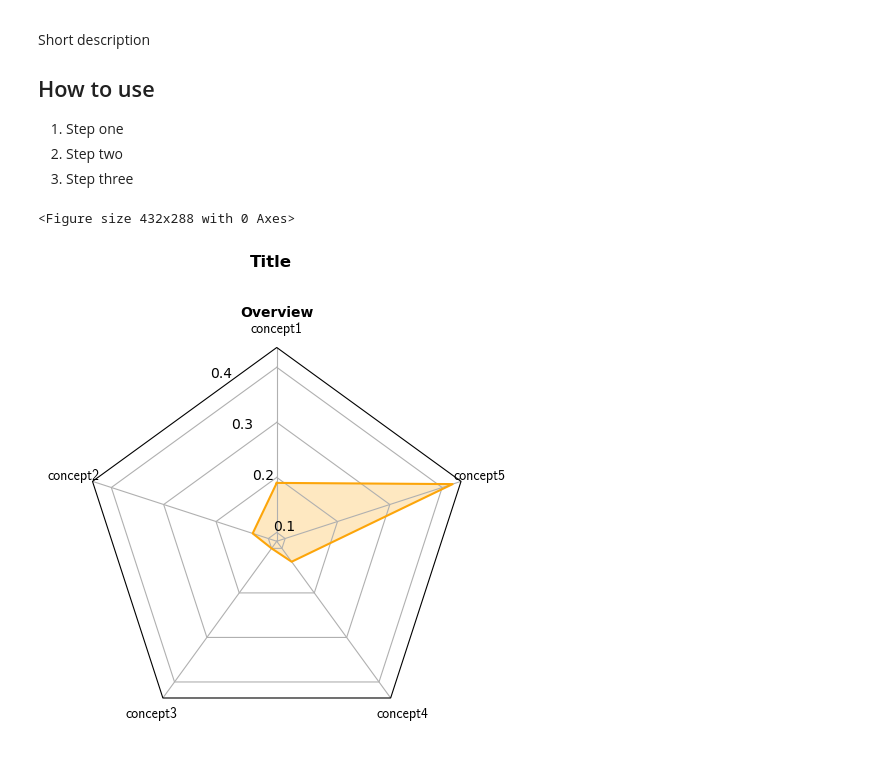
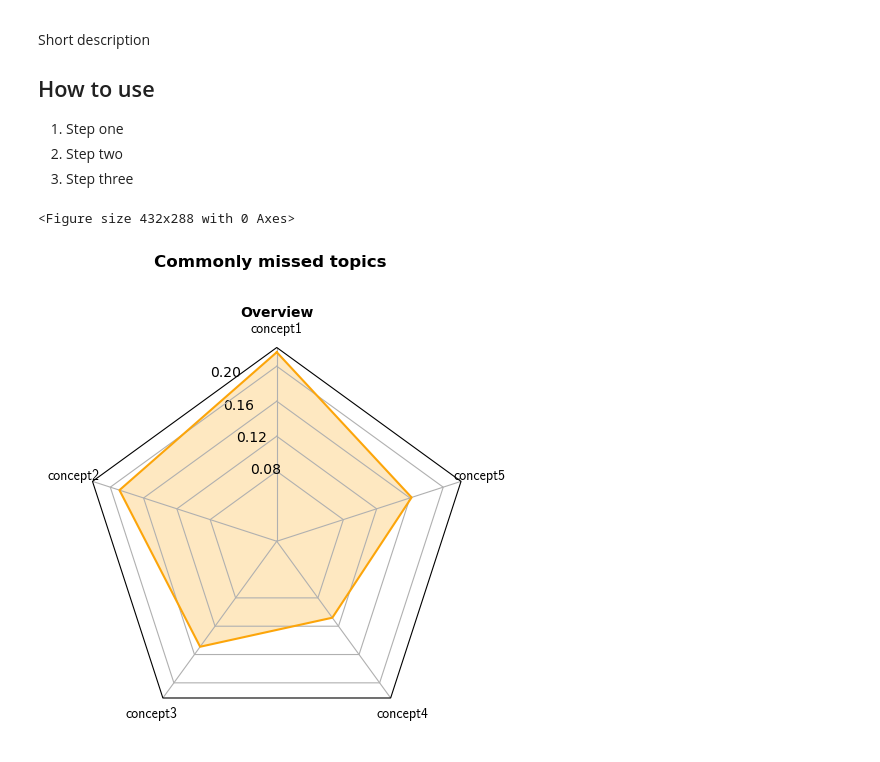
Before and after one commit to enyaryu2001/CMS.594-Detangled, a Jupyter notebook: cms594_detangled.ipynb, the cells around one changed output. Cells and saved outputs as stored; diff of their text form; code cells hidden in the pictures.

```diff
--- a/cms594_detangled.ipynb
+++ b/cms594_detangled.ipynb
@@ -29,27 +29,29 @@ import matplotlib.font_manager
 from matplotlib import cm
 # %%
 # read csv file to extract concepts and student data
+# student 0 or first line of data is max scores
 
 fname = r'test.csv'
 df = pd.read_csv(fname)
 concepts = list(df.columns[1:])
 students = list(df["student"])
-id = df.index.tolist()
-tot_stud = len(id)
+ids = df.index.tolist()
+tot_stud = len(ids) - 1
+maxscores = {idx:float(df[idx][0]) for idx in concepts}
 # %%
 # inital test breakdown: find students who lost points in each category
-# breakdown percentage: % of total students who lost points in each category
+# breakdown percentage: % of total students who lost points in each category weighted by number of points lost
 
 test_bd = {}
 for idx in concepts:
-    test_bd[idx] = np.array([])
-    for i in id:
+    test_bd[idx] = {}
+    for i in ids[1:]:
         if f'{df[idx][i]}' != str(0):
-            test_bd[idx] = np.append(test_bd[idx], f'{df["student"][i]}').tolist()
+            test_bd[idx][f'{df["student"][i]}'] = float(df[idx][i])/maxscores[idx]
 
 test_bd_pct = {}
 for idx in test_bd:
-    test_bd_pct[idx] = round(len(test_bd[idx])/tot_stud, 2)
+    test_bd_pct[idx] = round(sum([test_bd[idx][i] for i in test_bd[idx]])/tot_stud, 3)
 # %%
 # topic-based breakdown: find correlations within each topic
 
@@ -59,10 +61,11 @@ for idx in concepts:
     s = len(test_bd[idx])
     temp = [x for x in concepts if x != idx]
     for i in range(len(temp)):
-        corr = [v for v in test_bd[idx] if v in test_bd[temp[i]]]
+        corr = [test_bd[idx][v]*test_bd[temp[i]][v] for v in test_bd[idx] if v in test_bd[temp[i]]]
         n = f'{idx}_{temp[i]}'
         topic_bd.append({n:corr})
-        topic_bd_pct[n] = round(len(corr)/s, 2)
+#         print(idx,temp[i],corr,s)
+        topic_bd_pct[n] = round(sum(corr)/s, 3)
 # %%
 # displaying visualizations
 
@@ -163,39 +166,38 @@ if __name__ == '__main__':
     data = [concepts,'Overview', [[test_bd_pct[k] for k in concepts]]]
 #     data = [
 #         (concepts[1:],'With Concept1', [[topic_bd_pct[concepts[0]+f'_{k}'] for k in concepts[1:]]])
 #     ]
 
     plt.clf()
 
     cmap = cm.get_cmap('inferno')
+    spoke_labels, title, case_data = data
+    theta = radar_factory(len(spoke_labels), frame='polygon')
 
     fig, ax = plt.subplots(figsize=(5, 5), subplot_kw=dict(projection='radar'))
     fig.subplots_adjust(wspace=0.25, hspace=0.20, top=0.85, bottom=0.05)
 
-    # Plot the four cases from the example data on separate axes
-    spoke_labels, title, case_data = data
-    ax.set_rgrids([0.1, 0.2, 0.3, 0.4, 0.5])
     ax.set_title(title, weight='bold', size='medium', position=(0.5, 1.1),horizontalalignment='center', verticalalignment='center')
-    theta = radar_factory(len(spoke_labels), frame='polygon')
     ax.plot(theta, case_data[0], color=cmap(0.8))
     ax.fill(theta, case_data[0], facecolor=cmap(0.8), alpha=0.25, label='_nolegend_')
     ax.set_varlabels(spoke_labels)
+    ax.set_rgrids([0.08 + 0.04*i for i in range(4)])
 #     print(len(spoke_labels))
 #     print(ax.get_xticklabels())
     for tick in ax.get_xticklabels():
         tick.set_fontname("cmss10")
 
     # add legend relative to top-left plot
 #     labels = ()
 #     legend = axs[1].legend(labels, loc=(0.9, .95), labelspacing=0.1, fontsize='small')
 
-    fig.text(0.5, 1, 'Title', horizontalalignment='center', color='black', weight='bold', size='large')
+    fig.text(0.5, 1, 'Commonly missed topics', horizontalalignment='center', color='black', weight='bold', size='large')
 
     fig.set_dpi(100)
     plt.show()
 # %% [output]
 <Figure size 432x288 with 0 Axes>
-[figure, old version]
+[figure, new version]
 # %%
 data = [concepts[1:],'With Concept1', [topic_bd_pct[concepts[0]+f'_{k}'] for k in concepts[1:]]]
 
```
Also changed, not shown: parts of 1 cell of this notebook, 1 other file.
